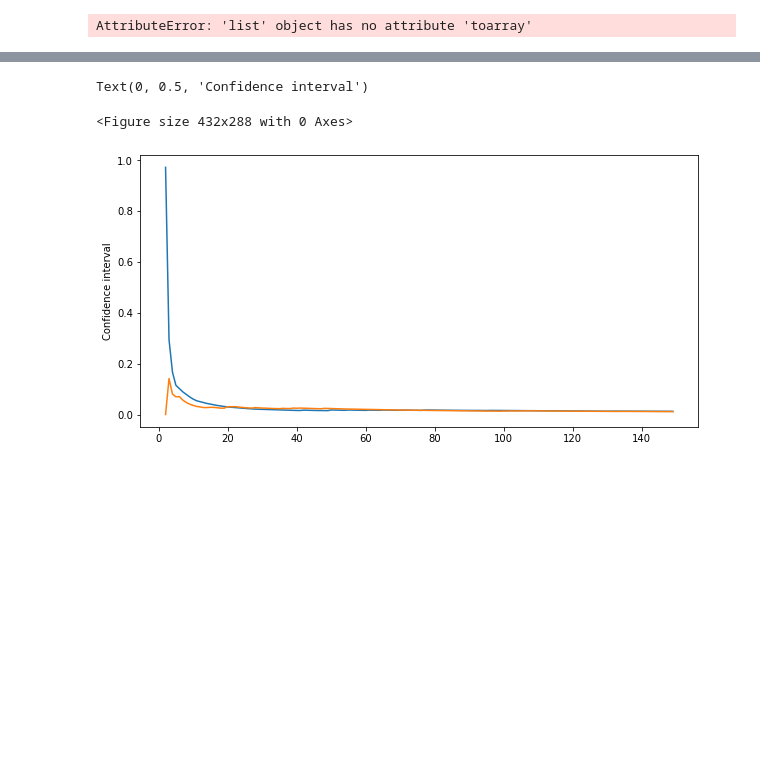
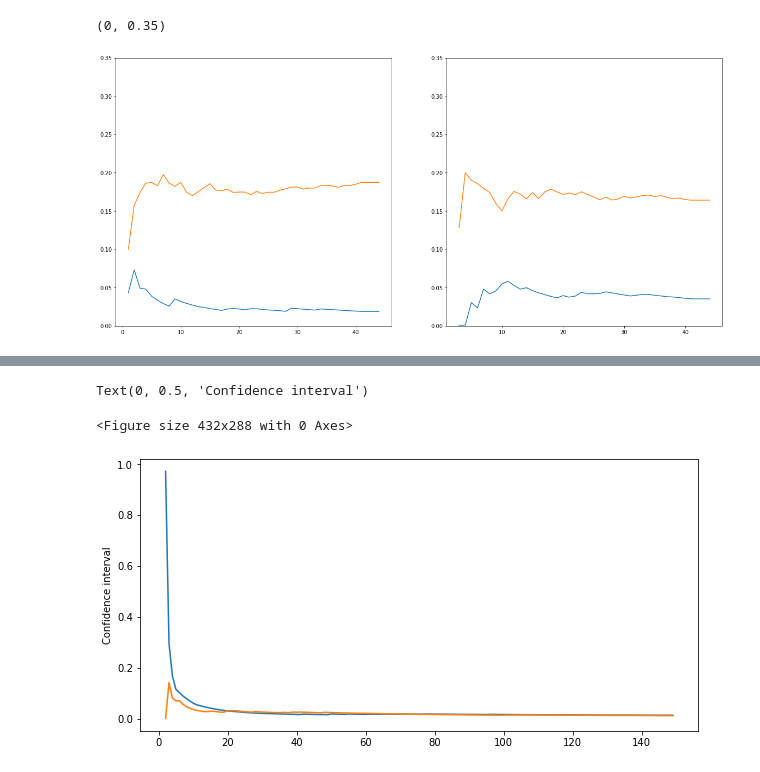
Before and after one commit to ljmartin/datasets, a Jupyter notebook: Figure1_make_A_and_B_class_weighted.ipynb, the cells around one changed output, grey strips where cells are left out. Saved outputs shown, nothing was run; the diff lists cells and outputs as text; code cells hidden in the pictures; blank space fills up the shorter version.

```diff
--- a/Figure1_make_A_and_B_class_weighted.ipynb
+++ b/Figure1_make_A_and_B_class_weighted.ipynb
@@ -84,7 +84,7 @@ class VirtualScreeningBootstrapper():
         self.fraction = fraction
 
         ranking_losses = list()
-        for _ in tqdm_notebook(range(repeats)):
+        for rep in tqdm_notebook(range(repeats)):
             mask = self.maskNN() #generate a mask for a random block of positives
             mask = self.maskNegs(mask) #mask some negatives too
 
@@ -92,6 +92,13 @@ class VirtualScreeningBootstrapper():
             ranking_loss = self.evaluateFold(mask)
 
             ranking_losses.append(ranking_loss)
+            if rep>30 and rep%10 == 0:
+                #calculate if the SEM is still changing.
+                sem_current = scipy.stats.sem(ranking_losses)
+                sem_old = scipy.stats.sem(ranking_losses[:-15])
+                if sem_current-sem_old < 0.0005:
+                    print('hey broken', sem_current, sem_old)
+                    break
         return ranking_losses
 # %%
 #initialize the bootstrap sampler with the x array (featurized molecules)
@@ -101,13 +108,10 @@ bootstrapper = VirtualScreeningBootstrapper(x, y, BernoulliNB())
 # %%
 ##No weighting:
 bootstrapper.setWeighting(False)
-repeats = 150
-fraction = 0.1
+repeats = 200
+fraction = 0.2
 no_weights = list()
 with_weights = list()
-
-def runbootstrap():
-
 
 for _ in tqdm_notebook(range(20)):
     #take a random ligand
@@ -132,21 +142,21 @@ KeyboardInterrupt:
-# %%
-from joblib import Parallel, delayed
-def runbootstrap(inpt):
-    bootstrapper = VirtualScreeningBootstrapper(x, y, BernoulliNB())
-    #take a random ligand
-    ligID = np.random.choice(np.arange(y.shape[1]))
-    fraction= 0.1
-    repeats = 10
-
-    bootstrapper.setWeighting(False)
-    ranking_losses1 = bootstrapper.bootStrap(ligID, fraction, repeats)
-
-    bootstrapper.setWeighting(True)
-    ranking_losses2 = bootstrapper.bootStrap(ligID, fraction, repeats)
-    return([ranking_losses1, ranking_losses2])
-
-loss_para = Parallel(n_jobs=4)(delayed(runbootstrap)(i) for i in np.array_split(np.arange(20), 4))
-
-probas = np.concatenate([i.toarray() for i in loss_para])
-# %% [output]
-AttributeError: 'list' object has no attribute 'toarray'
+# %%
+plt.figure(figsize=(20,20))
+ax1=plt.subplot(2, 2, 1)
+xrange = np.arange(45)
+for repeat1, repeat2 in zip(no_weights, with_weights):
+    beep = np.array([np.mean(repeat1[:i]) for i in xrange])
+    boop = np.array([np.mean(repeat2[:i]) for i in xrange])
+    #plt.plot(xrange, beep-boop)
+    plt.plot(xrange, beep)
+plt.ylim(0,0.35)
+
+ax2 = plt.subplot(2,2,2)
+for repeat1, repeat2 in zip(no_weights, with_weights):
+    beep = np.array([np.mean(repeat1[2:i]) for i in xrange])
+    boop = np.array([np.mean(repeat2[2:i]) for i in xrange])
+    #plt.plot(xrange, beep-boop)
+    plt.plot(xrange, boop)
+plt.ylim(0,0.35)
+# %% [output]
+(0, 0.35)
+[figure, added]
```
Also changed, not shown: parts of 5 cells of this notebook.
